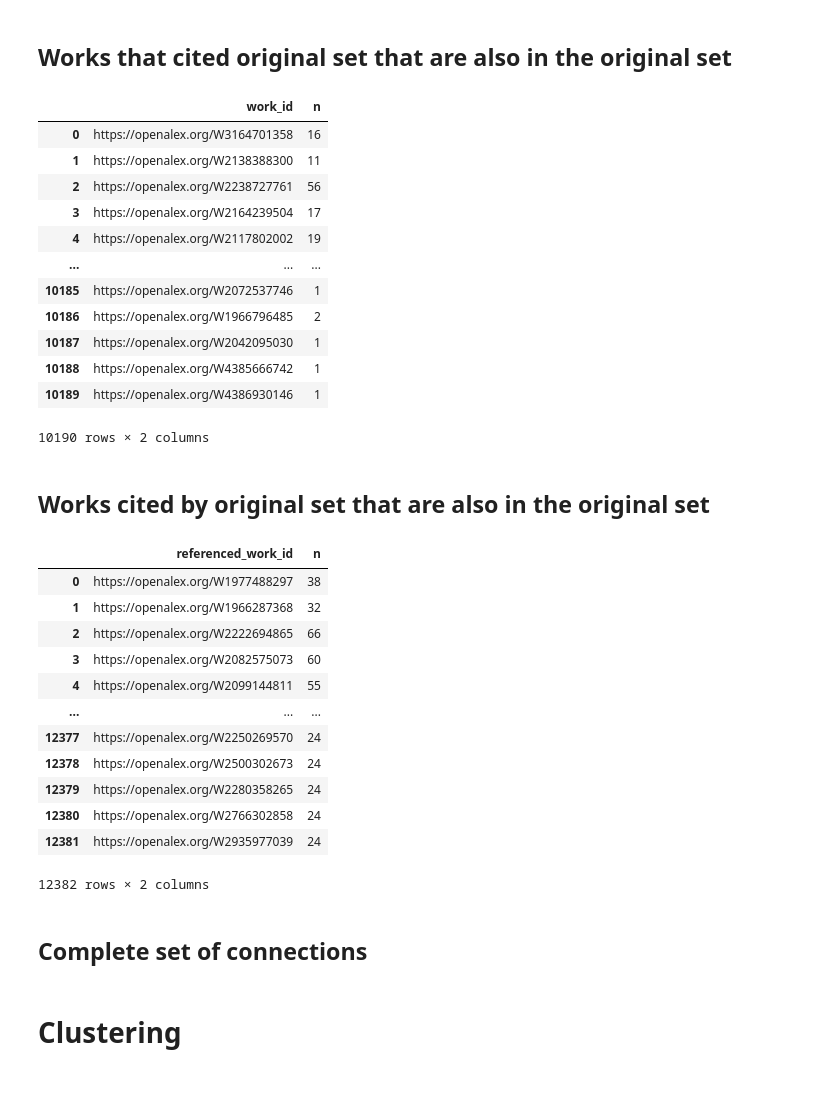
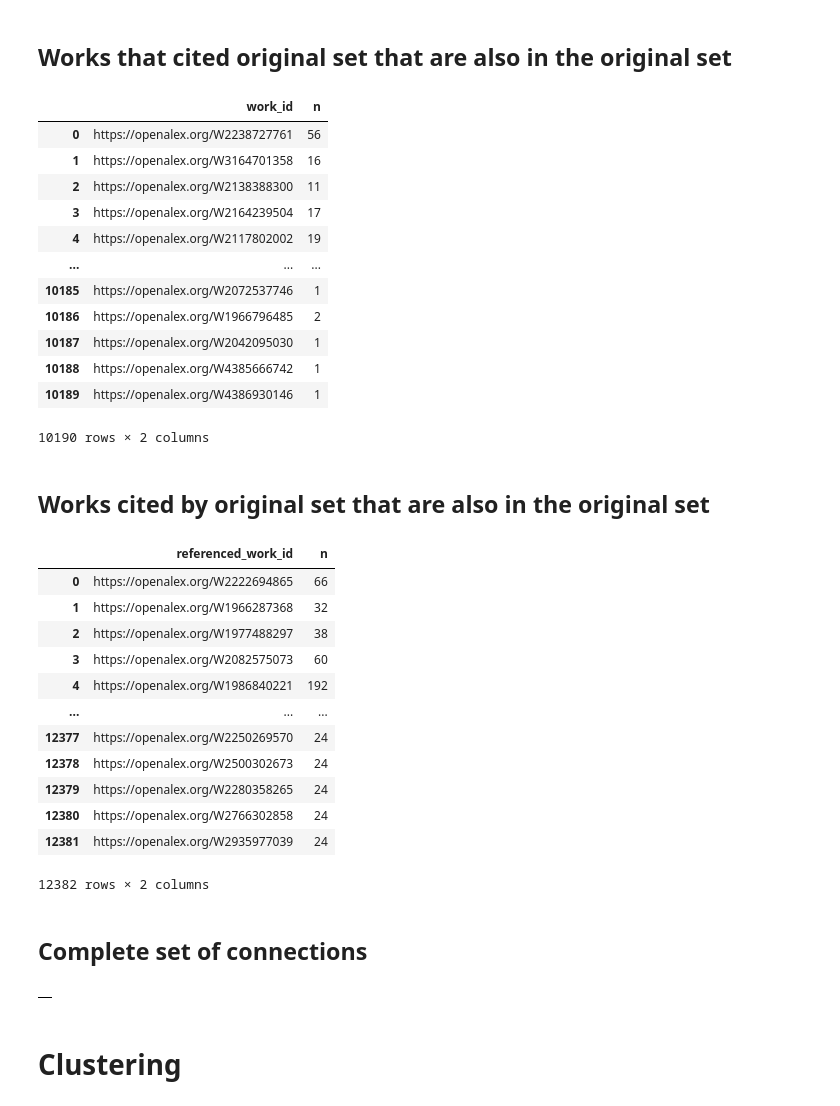
Before and after one commit to insyspo/ordovician, a Jupyter notebook: Ordovician_studies.ipynb, the cells around one changed output. Saved outputs shown, nothing was run; the diff lists cells and outputs as text; code cells hidden in the pictures.

```diff
--- a/Ordovician_studies.ipynb
+++ b/Ordovician_studies.ipynb
@@ -118,16 +125,16 @@ CREATE TABLE insyspo.userdb_carolina_zabini.ordovician_citing AS (
 # %%
 %%bigquery --project insyspo
 
 SELECT a.work_id, COUNT(*) AS n
-FROM insyspo.userdb_carolina_zabini.ordovician_cited AS a
-JOIN insyspo.userdb_carolina_zabini.works_ordovician AS b
+FROM insyspo.projectdb_paleontogy_scientometrics.ordovician_cited AS a
+JOIN insyspo.projectdb_paleontogy_scientometrics.works_ordovician AS b
 ON a.work_id = b.id
 GROUP BY a.work_id
 # %% [output]
 |  | work_id | n |
-| 0 | https://openalex.org/W3164701358 | 16 |
-| 1 | https://openalex.org/W2138388300 | 11 |
-| 2 | https://openalex.org/W2238727761 | 56 |
+| 0 | https://openalex.org/W2238727761 | 56 |
+| 1 | https://openalex.org/W3164701358 | 16 |
+| 2 | https://openalex.org/W2138388300 | 11 |
 | 3 | https://openalex.org/W2164239504 | 17 |
 | 4 | https://openalex.org/W2117802002 | 19 |
 | ... | ... | ... |
@@ -143,17 +150,17 @@ GROUP BY a.work_id
 %%bigquery --project insyspo
 
 SELECT a.referenced_work_id, COUNT(*) AS n
-FROM insyspo.userdb_carolina_zabini.ordovician_citing AS a
-JOIN insyspo.userdb_carolina_zabini.works_ordovician AS b
+FROM insyspo.projectdb_paleontogy_scientometrics.ordovician_citing AS a
+JOIN insyspo.projectdb_paleontogy_scientometrics.works_ordovician AS b
 ON a.referenced_work_id = b.id
 GROUP BY a.referenced_work_id
 # %% [output]
 |  | referenced_work_id | n |
-| 0 | https://openalex.org/W1977488297 | 38 |
+| 0 | https://openalex.org/W2222694865 | 66 |
 | 1 | https://openalex.org/W1966287368 | 32 |
-| 2 | https://openalex.org/W2222694865 | 66 |
+| 2 | https://openalex.org/W1977488297 | 38 |
 | 3 | https://openalex.org/W2082575073 | 60 |
-| 4 | https://openalex.org/W2099144811 | 55 |
+| 4 | https://openalex.org/W1986840221 | 192 |
 | ... | ... | ... |
 | 12377 | https://openalex.org/W2250269570 | 24 |
 | 12378 | https://openalex.org/W2500302673 | 24 |
@@ -166,14 +173,16 @@ GROUP BY a.referenced_work_id
 # %%
 %%bigquery --project insyspo
 
-DROP TABLE IF EXISTS insyspo.userdb_carolina_zabini.ordovician_citations;
-CREATE TABLE insyspo.userdb_carolina_zabini.ordovician_citations AS (
+DROP TABLE IF EXISTS insyspo.projectdb_paleontogy_scientometrics.ordovician_citations;
+CREATE TABLE insyspo.projectdb_paleontogy_scientometrics.ordovician_citations AS (
   SELECT  *
-  FROM `insyspo.userdb_carolina_zabini.ordovician_cited`
+  FROM `insyspo.projectdb_paleontogy_scientometrics.ordovician_cited`
   UNION ALL
   SELECT  *
-  FROM `insyspo.userdb_carolina_zabini.ordovician_citing`
+  FROM `insyspo.projectdb_paleontogy_scientometrics.ordovician_citing`
 );
+# %% [output]
+|  |
 # %% [markdown]
 # Clustering
 # %%
```
Also changed, not shown: parts of 30 cells of this notebook.
